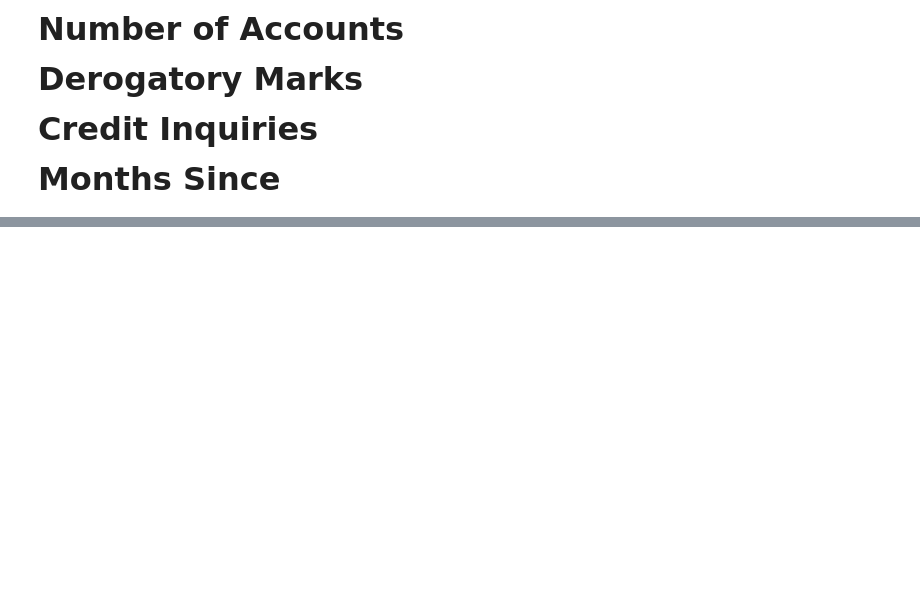
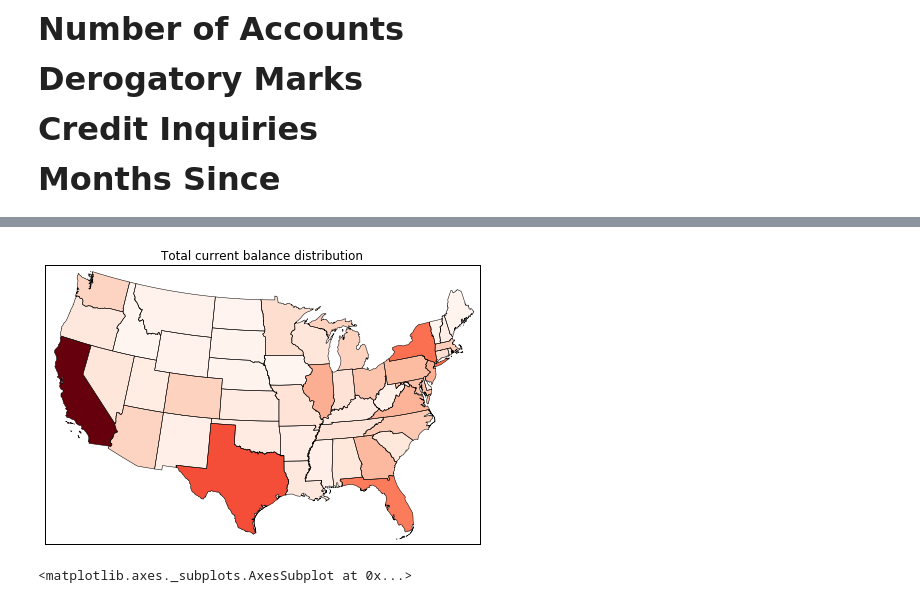
Before and after one commit to ankitagarwal/cs109a, a Jupyter notebook: base_notebook.ipynb, the cells around one changed output, grey strips where cells are left out. Saved outputs shown, nothing was run; the diff lists cells and outputs as text; code cells hidden in the pictures; blank space fills up the shorter version.

```diff
--- a/base_notebook.ipynb
+++ b/base_notebook.ipynb
@@ -726,0 +739,6 @@ ValueError: need more than 0 values to unpack
+# %%
+tot_cur_bal = data.groupby("addr_state").tot_cur_bal.sum().to_dict()
+plot_state_wise_data(tot_cur_bal, "Total current balance distribution")
+# %% [output]
+[figure, added]
+<matplotlib.axes._subplots.AxesSubplot at 0x...>
```
Also changed, not shown: parts of 5 cells of this notebook.
